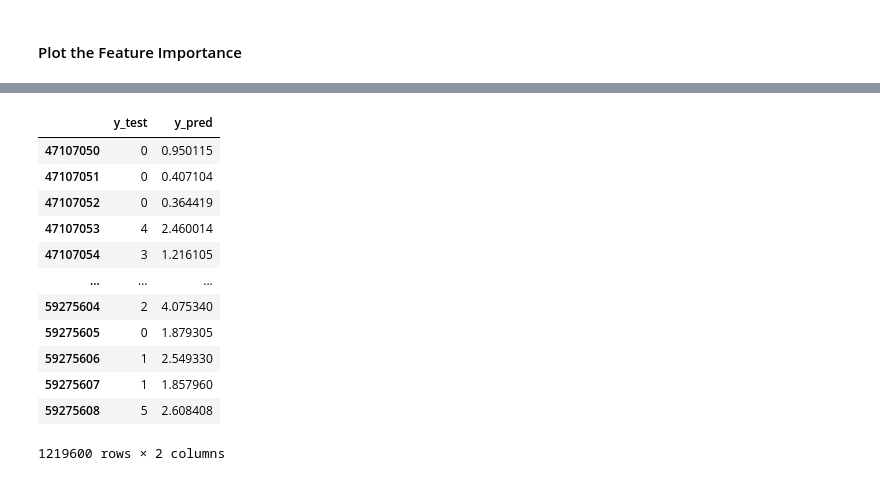
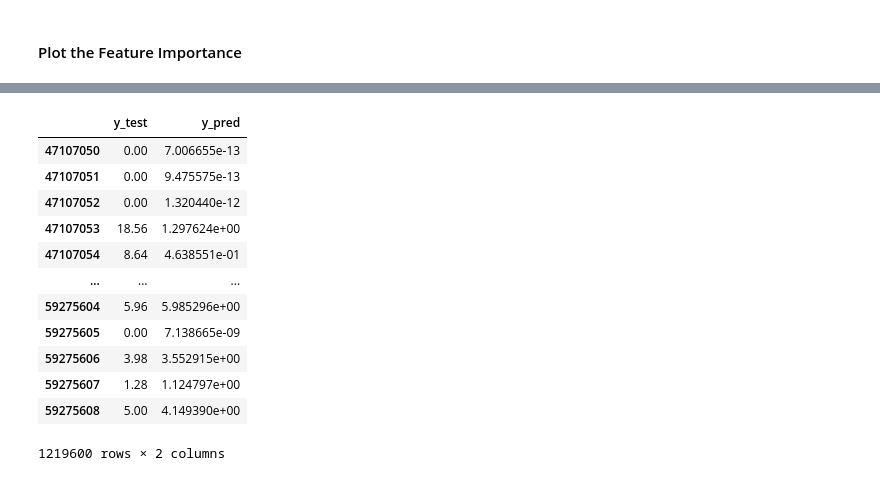
Before and after one commit to chuannarongvat/adv_mla_at2_14229898, a Jupyter notebook: reports/chingpayakmon_narongvat-14229898-predictive_xgboost.ipynb, the cells around one changed output, grey strips where cells are left out. Saved outputs shown, nothing was run; the diff lists cells and outputs as text; code cells hidden in the pictures.

```diff
--- a/reports/chingpayakmon_narongvat-14229898-predictive_xgboost.ipynb
+++ b/reports/chingpayakmon_narongvat-14229898-predictive_xgboost.ipynb
@@ -63,7 +53,7 @@ df_test
 # %%
 from features.data_prep import extract_features_target
 # %%
-X_train, X_test, y_train, y_test = extract_features_target(df_train, df_test, 'sales')
+X_train, X_test, y_train, y_test = extract_features_target(df_train, df_test, 'total_sales')
 # %% [markdown]
 #### Imoprt the `XGBRegressor`, and use `RMSE` as a performance metrics.
 # %%
@@ -112,5 +102,5 @@ Learning Rate: 0.31000000000000005, Max Depth: 9,
 - `max_depth`: 9
 # %%
-xgb = XGBRegressor(objective='reg:tweedie', learning_rate=0.31, max_depth=9, subsample=0.7, colsample_bytree=0.7, n_estimators=100)
+xgb = XGBRegressor(objective='reg:tweedie', learning_rate=0.16, max_depth=9, subsample=0.7, colsample_bytree=0.7, n_estimators=100)
 xgb.fit(X_train,y_train, eval_set=[(X_test, y_test)], eval_metric='rmse', verbose=10)
 # %% [output]
@@ -148,19 +155,19 @@ plot_importance(xgb, height=0.5)
 # %%
 y_pred = xgb.predict(X_test)
 
-predicted_sales = pd.DataFrame({'y_test': y_test, 'y_pred': y_pred})
-predicted_sales
+predicted_total_sales = pd.DataFrame({'y_test': y_test, 'y_pred': y_pred})
+predicted_total_sales
 # %% [output]
 |  | y_test | y_pred |
-| 47107050 | 0 | 0.950115 |
-| 47107051 | 0 | 0.407104 |
-| 47107052 | 0 | 0.364419 |
-| 47107053 | 4 | 2.460014 |
-| 47107054 | 3 | 1.216105 |
+| 47107050 | 0.00 | 7.006655e-13 |
+| 47107051 | 0.00 | 9.475575e-13 |
+| 47107052 | 0.00 | 1.320440e-12 |
+| 47107053 | 18.56 | 1.297624e+00 |
+| 47107054 | 8.64 | 4.638551e-01 |
 | ... | ... | ... |
-| 59275604 | 2 | 4.075340 |
-| 59275605 | 0 | 1.879305 |
-| 59275606 | 1 | 2.549330 |
-| 59275607 | 1 | 1.857960 |
-| 59275608 | 5 | 2.608408 |
+| 59275604 | 5.96 | 5.985296e+00 |
+| 59275605 | 0.00 | 7.138665e-09 |
+| 59275606 | 3.98 | 3.552915e+00 |
+| 59275607 | 1.28 | 1.124797e+00 |
+| 59275608 | 5.00 | 4.149390e+00 |
 1219600 rows × 2 columns
```
Also changed, not shown: parts of 15 cells of this notebook, 11 other files.
